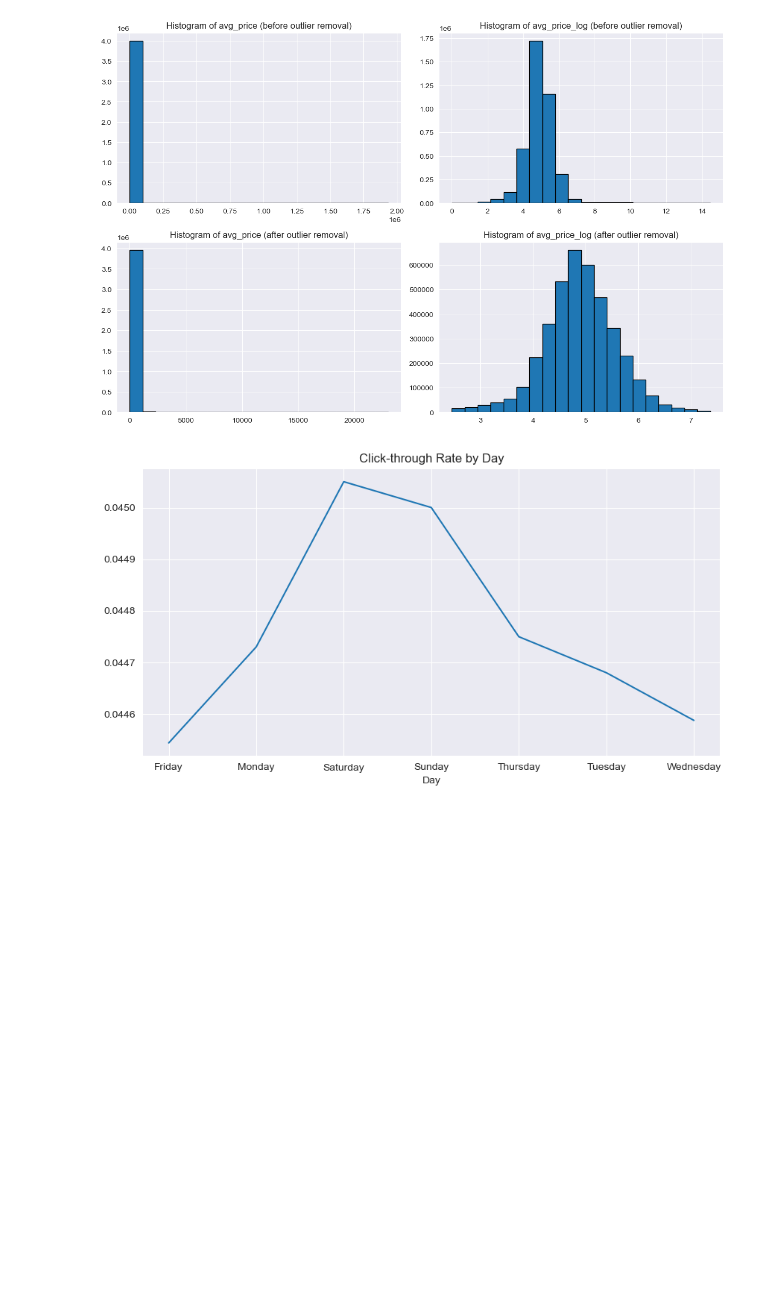
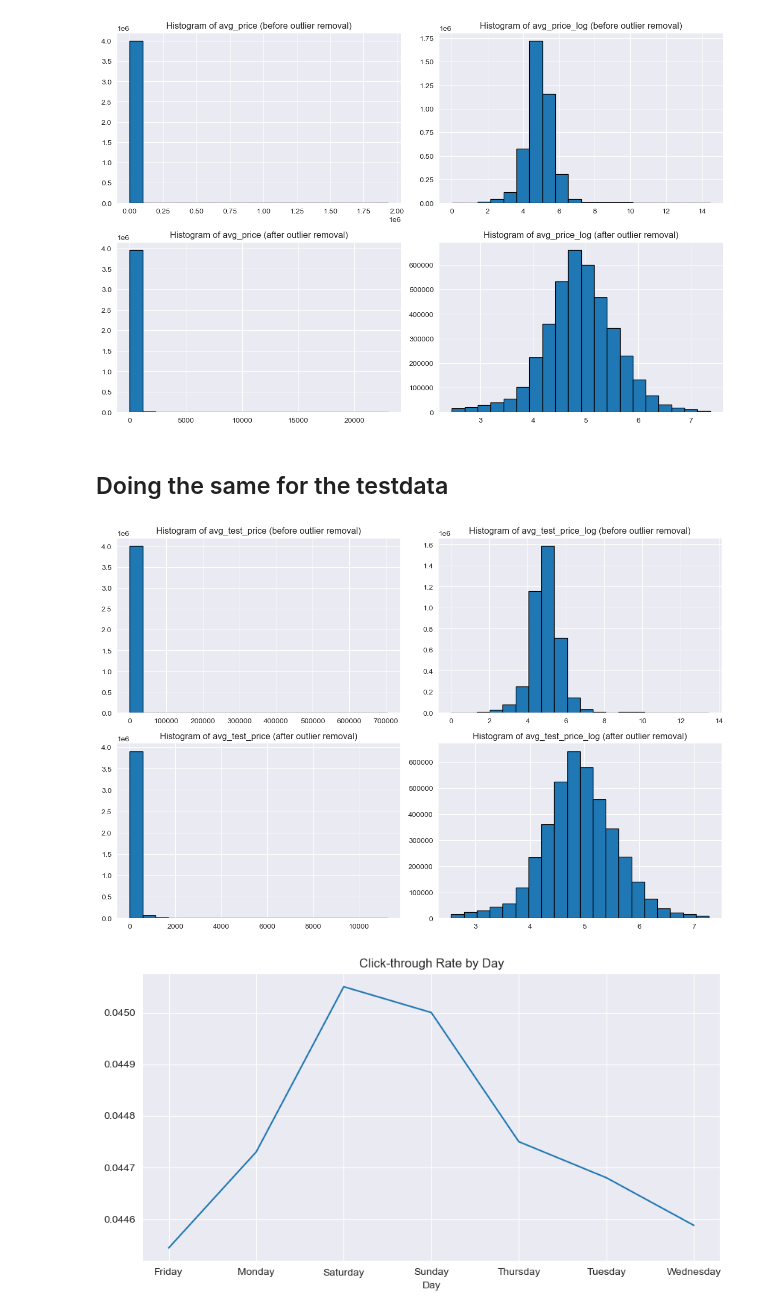
Before and after one commit to nbounatsos/dm_projects, a Jupyter notebook: Assignment 2/juicier_ass_robin.ipynb, the cells around one changed output. Drawn from its saved outputs; the diff is of its cells as text; code cells hidden in the pictures; blank space fills up the shorter version.

```diff
--- a/Assignment 2/juicier_ass_robin.ipynb
+++ b/Assignment 2/juicier_ass_robin.ipynb
@@ -10,6 +12,7 @@ df_test = pd.read_csv("test_set_VU_DM.csv", index_col=0)
 
 # Log transformation for 'price_usd'
 df['log_price_usd'] = np.log1p(df['price_usd'])
+df_test['log_price_usd'] = np.log1p(df_test['price_usd'])
 # %%
 # # Analysis plots
 # plt.hist(df['log_price_usd'], bins=50)
@@ -108,6 +140,38 @@ plt.tight_layout()
 plt.show()
 # %% [output]
 [figure]
+# %% [markdown]
+## Doing the same for the testdata
+# %%
+from scipy.stats import zscore
+
+# Checking for outliers in avg_price and whether to use avg_price or log_avg_price
+property_info_test['avg_price_log'] = np.log1p(property_info_test['avg_price'])
+z_scores_before_test = zscore(property_info_test['avg_price'])
+z_scores_after_test = zscore(property_info_test['avg_price_log'])
+
+outliers_before_test = property_info_test[np.abs(z_scores_before_test) > 3]
+outliers_after_test = property_info_test[np.abs(z_scores_after_test) > 3]
+
+fig, axs = plt.subplots(2, 2, figsize=(12, 8))
+
+axs[0, 0].hist(property_info_test['avg_price'], bins=20, edgecolor='black')
+axs[0, 0].set_title('Histogram of avg_test_price (before outlier removal)')
+axs[0, 1].hist(property_info_test['avg_price_log'], bins=20, edgecolor='black')
+axs[0, 1].set_title('Histogram of avg_test_price_log (before outlier removal)')
+
+property_info_no_outliers_before_test = property_info_test.loc[~property_info_test.index.isin(outliers_before_test.index)]
+property_info_no_outliers_after_test = property_info_test.loc[~property_info_test.index.isin(outliers_after_test.index)]
+
+axs[1, 0].hist(property_info_no_outliers_before_test['avg_price'], bins=20, edgecolor='black')
+axs[1, 0].set_title('Histogram of avg_test_price (after outlier removal)')
+axs[1, 1].hist(property_info_no_outliers_after_test['avg_price_log'], bins=20, edgecolor='black')
+axs[1, 1].set_title('Histogram of avg_test_price_log (after outlier removal)')
+
+plt.tight_layout()
+plt.show()
+# %% [output]
+[figure, added]
 # %%
 # Break down date to more features - year - month - day - hour
 df['date_time'] = pd.to_datetime(df['date_time'])
```
Also changed, not shown: parts of 24 cells of this notebook.
